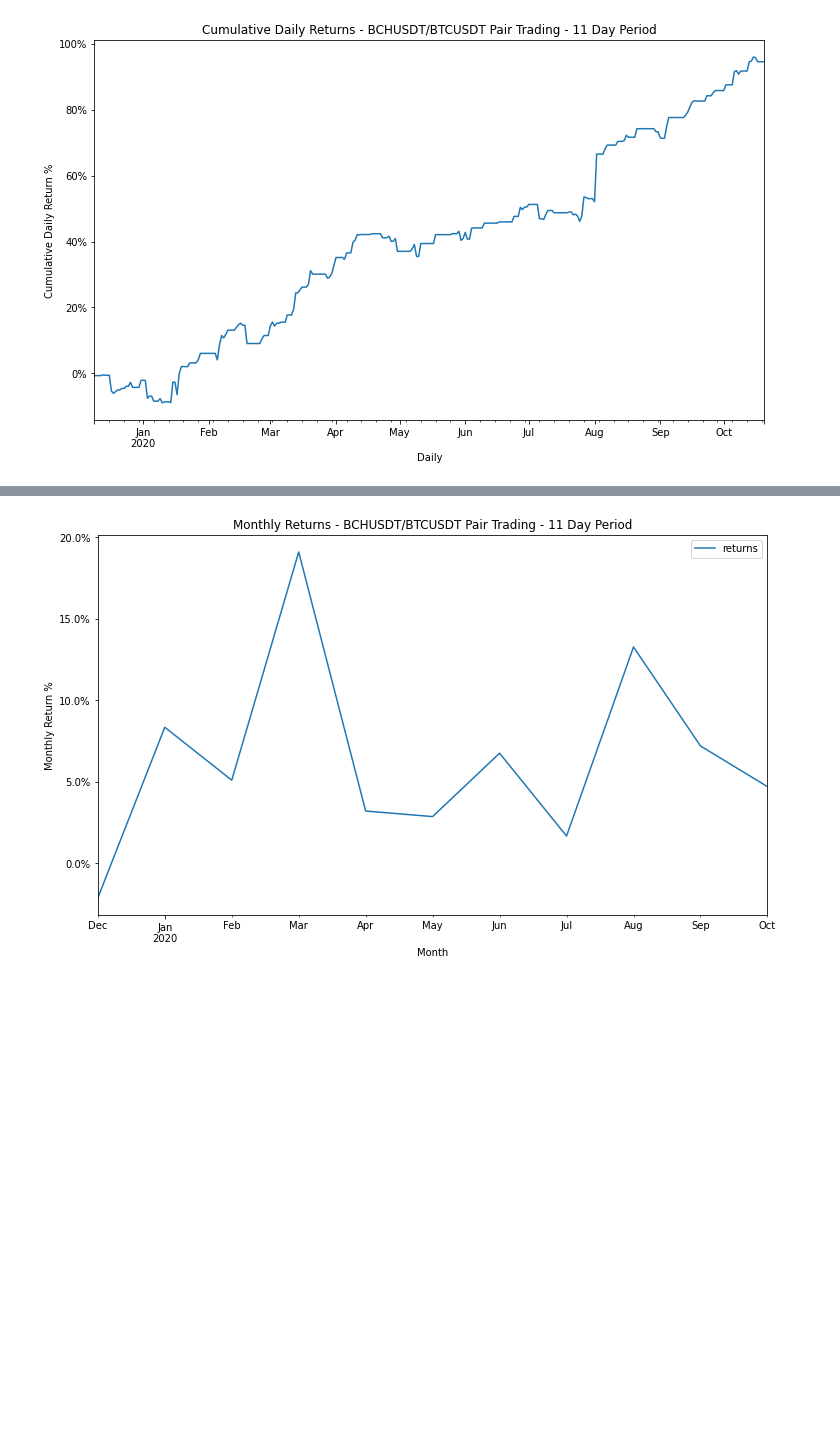
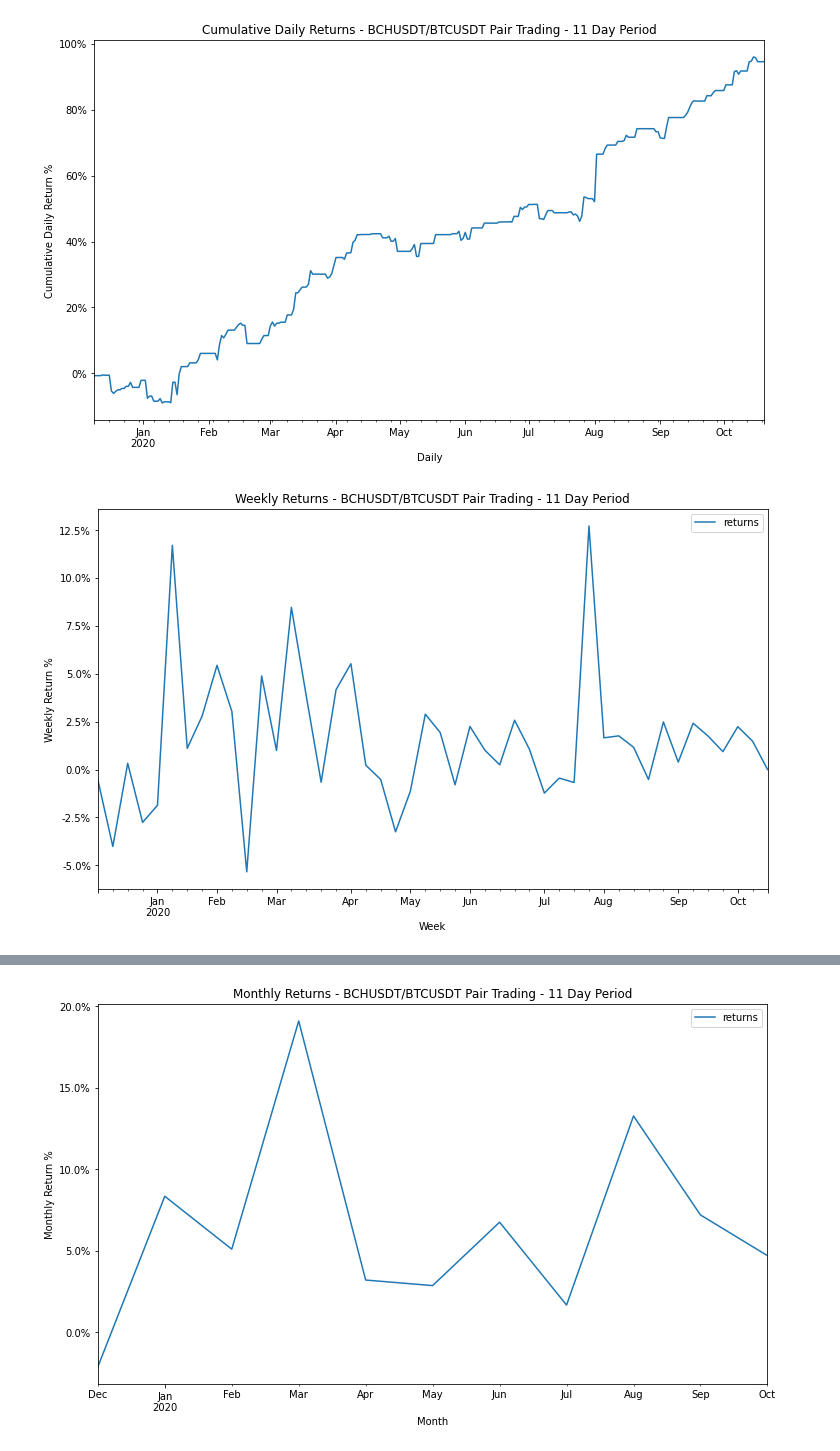
Before and after one commit to peparhugo/Econometrics_group_project, a Jupyter notebook: submission_3/data-ideas/Summarize-BCHUSDT-BTCUSDT-11-Day-Period-Strategy.ipynb, the cells around one changed output, grey strips where cells are left out. Cells and saved outputs as stored; diff of their text form; code cells hidden in the pictures; blank space fills up the shorter version.

Commit message:
feat: weekly portfolio stats

```diff
--- a/submission_3/data-ideas/Summarize-BCHUSDT-BTCUSDT-11-Day-Period-Strategy.ipynb
+++ b/submission_3/data-ideas/Summarize-BCHUSDT-BTCUSDT-11-Day-Period-Strategy.ipynb
@@ -13,6 +20,7 @@ results['log_port_val']=np.log(results.portfolio)
 # %%
 #get daily and monthly dates from index
 results['Daily']=pd.to_datetime(results.reset_index().date).dt.floor(freq='D').values
+results['Week']=pd.to_datetime(results.reset_index().date).dt.to_period('W').dt.to_timestamp().values
 results['Month']=pd.to_datetime(results.reset_index().date).dt.to_period('M').dt.to_timestamp().values
 # %%
 #calcualte log returns
@@ -82,3 +90,19 @@ ax = ((np.exp(results\
 ax.yaxis.set_major_formatter(mtick.PercentFormatter())
 # %% [output]
 [figure]
+# %%
+# weekly returns
+import matplotlib.ticker as mtick
+from functools import reduce
+returns = lambda x: 0 if pd.isnull(np.exp(x.mean()*x.count())-1) else np.exp(x.mean()*x.count())-1
+volatility = lambda x: 0 if pd.isnull(x.std()*np.sqrt(x.count())) else x.std()*np.sqrt(x.count())
+
+ax = (results\
+.groupby('Week')\
+.agg({'returns': returns})*100)\
+.plot(figsize=(12,7),
+     title='Weekly Returns - BCHUSDT/BTCUSDT Pair Trading - 11 Day Period',
+     ylabel='Weekly Return %')
+ax.yaxis.set_major_formatter(mtick.PercentFormatter())
+# %% [output]
+[figure, added]
```
Also changed, not shown: parts of 4 cells of this notebook.
